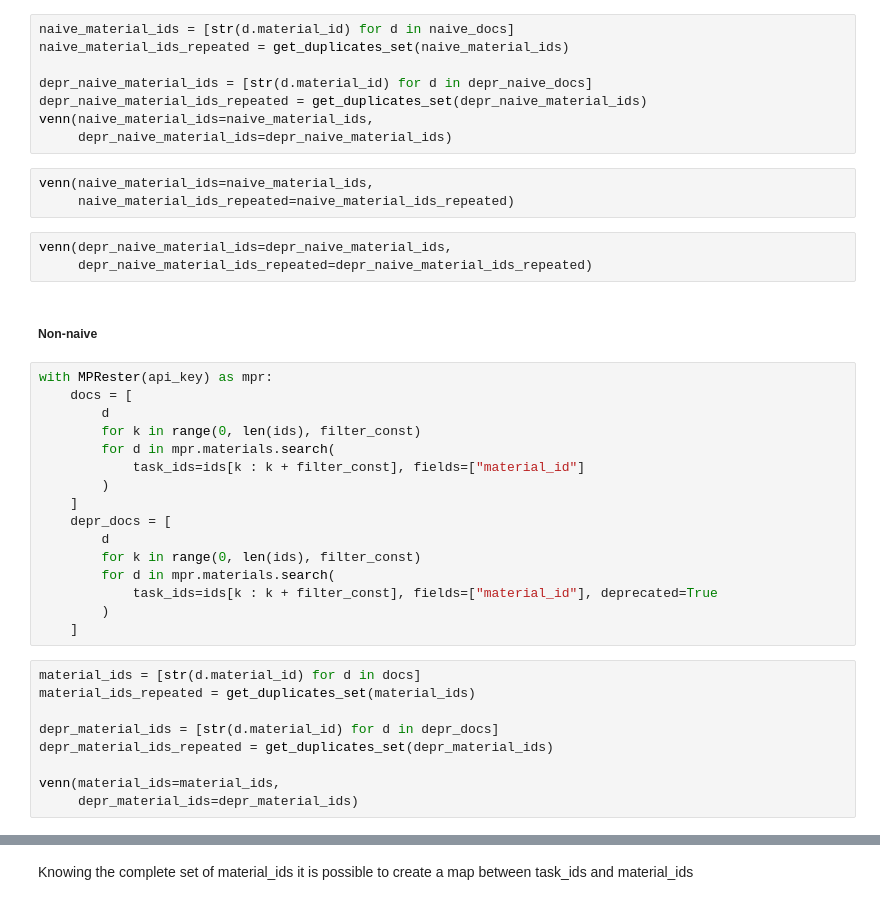
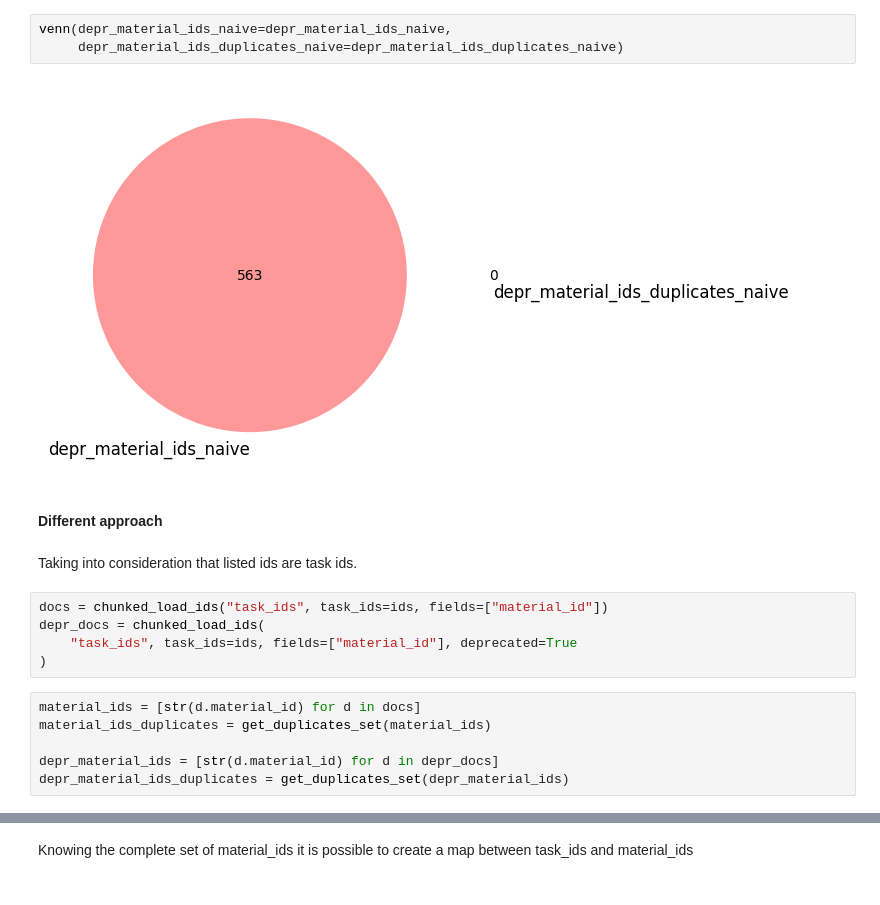
Before and after one commit to ricet8ur/rcgcnn, a Jupyter notebook: learn.ipynb, the cells around one changed output, grey strips where cells are left out. Saved outputs shown, nothing was run; the diff lists cells and outputs as text.

```diff
--- a/learn.ipynb
+++ b/learn.ipynb
@@ -73,43 +100,22 @@ with MPRester(api_key) as mpr:
+# %%
+venn(depr_material_ids_naive=depr_material_ids_naive,
+     depr_material_ids_duplicates_naive=depr_material_ids_duplicates_naive)
+# %% [output]
+[figure, added]
+# %% [markdown]
+#### Different approach
+# %% [markdown]
+Taking into consideration that listed ids are task ids.
+# %%
+docs = chunked_load_ids("task_ids", task_ids=ids, fields=["material_id"])
+depr_docs = chunked_load_ids(
+    "task_ids", task_ids=ids, fields=["material_id"], deprecated=True
+)
 # %%
-naive_material_ids = [str(d.material_id) for d in naive_docs]
-naive_material_ids_repeated = get_duplicates_set(naive_material_ids)
+material_ids = [str(d.material_id) for d in docs]
+material_ids_duplicates = get_duplicates_set(material_ids)
 
-depr_naive_material_ids = [str(d.material_id) for d in depr_naive_docs]
-depr_naive_material_ids_repeated = get_duplicates_set(depr_naive_material_ids)
-venn(naive_material_ids=naive_material_ids,
-     depr_naive_material_ids=depr_naive_material_ids)
+depr_material_ids = [str(d.material_id) for d in depr_docs]
+depr_material_ids_duplicates = get_duplicates_set(depr_material_ids)
-# %%
-venn(naive_material_ids=naive_material_ids,
-     naive_material_ids_repeated=naive_material_ids_repeated)
-# %%
-venn(depr_naive_material_ids=depr_naive_material_ids,
-     depr_naive_material_ids_repeated=depr_naive_material_ids_repeated)
-# %% [markdown]
-##### Non-naive
-# %%
-with MPRester(api_key) as mpr:
-    docs = [
-        d
-        for k in range(0, len(ids), filter_const)
-        for d in mpr.materials.search(
-            task_ids=ids[k : k + filter_const], fields=["material_id"]
-        )
-    ]
-    depr_docs = [
-        d
-        for k in range(0, len(ids), filter_const)
-        for d in mpr.materials.search(
-            task_ids=ids[k : k + filter_const], fields=["material_id"], deprecated=True
-        )
-    ]
-# %%
-material_ids = [str(d.material_id) for d in docs]
-material_ids_repeated = get_duplicates_set(material_ids)
-
-depr_material_ids = [str(d.material_id) for d in depr_docs]
-depr_material_ids_repeated = get_duplicates_set(depr_material_ids)
-
-venn(material_ids=material_ids,
-     depr_material_ids=depr_material_ids)
 # %%
 venn(material_ids=material_ids,
```
Also changed, not shown: parts of 32 cells of this notebook.
